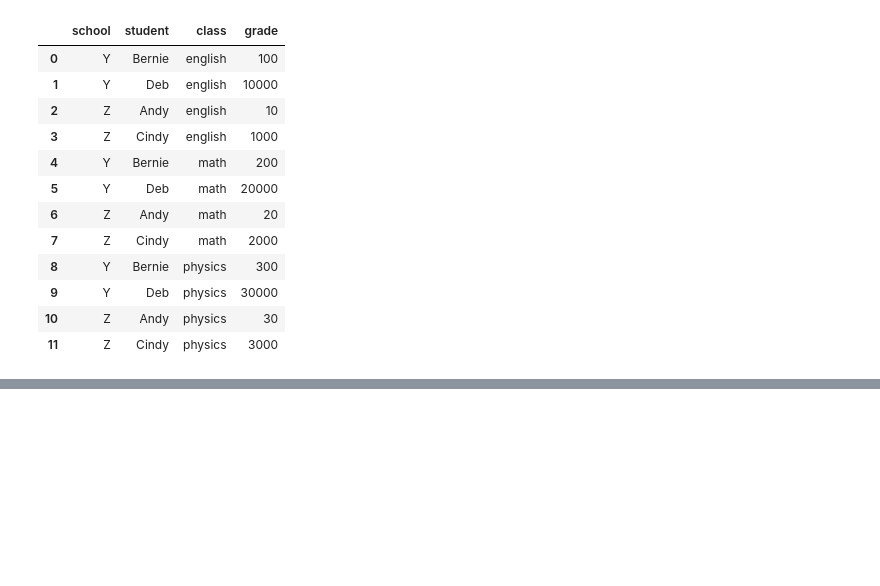
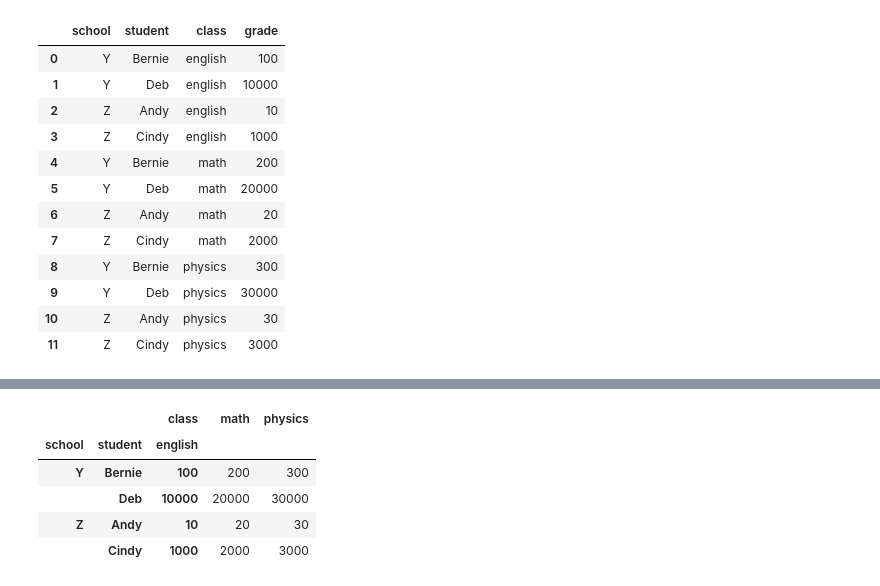
Before and after one commit to DOH-AXG5303/tutorials, a Jupyter notebook: 2022_06_22_pivot_and_melt.ipynb, the cells around one changed output, grey strips where cells are left out. Saved outputs shown, nothing was run; the diff lists cells and outputs as text; code cells hidden in the pictures; blank space fills up the shorter version.

```diff
--- a/2022_06_22_pivot_and_melt.ipynb
+++ b/2022_06_22_pivot_and_melt.ipynb
@@ -402,0 +435,9 @@ df_wide.melt(id_vars = ["school", "student"],
+# %%
+test
+# %% [output]
+|  |  | class | math | physics |
+| school | student | english |  |  |
+| Y | Bernie | 100 | 200 | 300 |
+|  | Deb | 10000 | 20000 | 30000 |
+| Z | Andy | 10 | 20 | 30 |
+|  | Cindy | 1000 | 2000 | 3000 |
```
Also changed, not shown: parts of 14 cells of this notebook.
